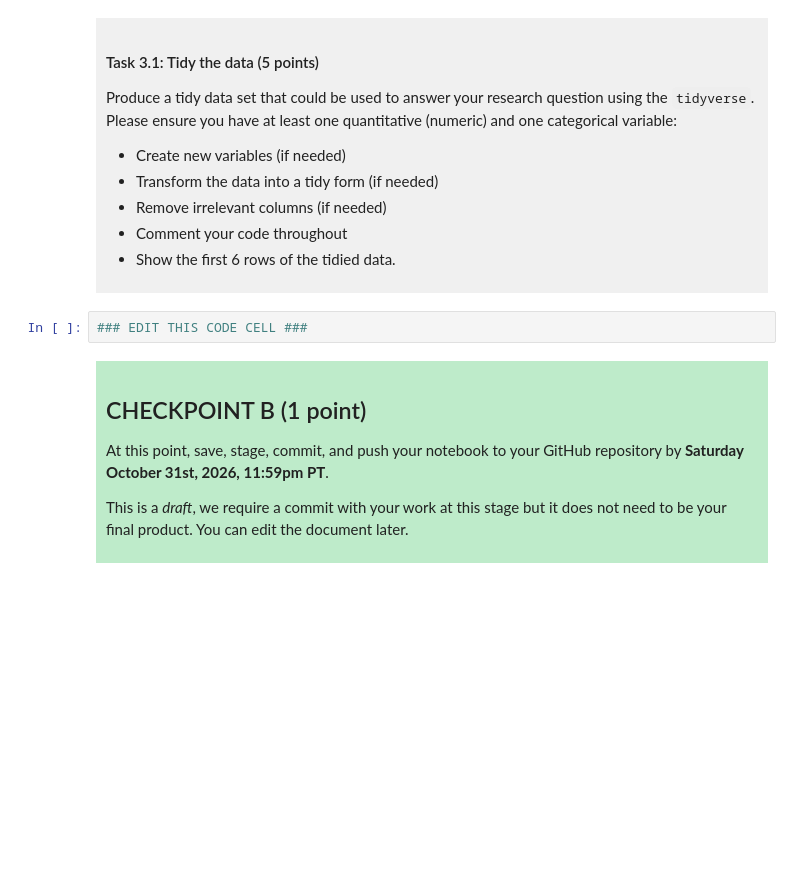
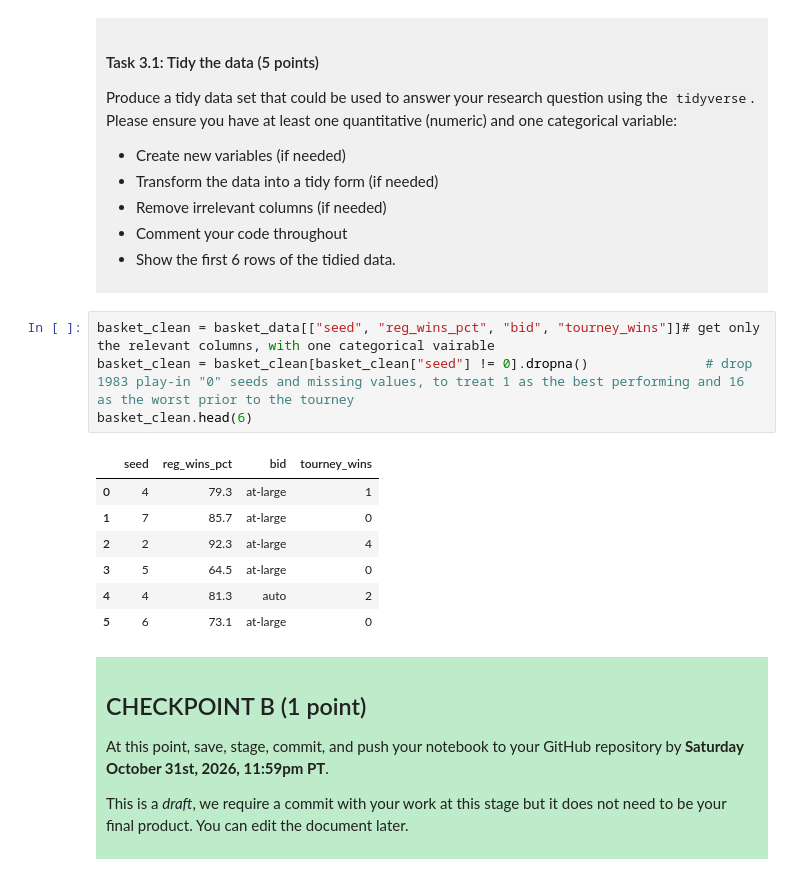
Before and after one commit to matteo1126/dsci100-project, a Jupyter notebook: dsci-100-project-notebook.ipynb, the cells around one changed output. Cells and saved outputs as stored; diff of their text form; blank space fills up the shorter version.

```diff
--- a/dsci-100-project-notebook.ipynb
+++ b/dsci-100-project-notebook.ipynb
@@ -188,7 +200,17 @@ Produce a tidy data set that could be used to answer your research question usin
 
 </div>
 # %%
-### EDIT THIS CODE CELL ###
+basket_clean = basket_data[["seed", "reg_wins_pct", "bid", "tourney_wins"]]# get only the relevant columns, with one categorical vairable
+basket_clean = basket_clean[basket_clean["seed"] != 0].dropna()               # drop 1983 play-in "0" seeds and missing values, to treat 1 as the best performing and 16 as the worst prior to the tourney
+basket_clean.head(6)
+# %% [output]
+|  | seed | reg_wins_pct | bid | tourney_wins |
+| 0 | 4 | 79.3 | at-large | 1 |
+| 1 | 7 | 85.7 | at-large | 0 |
+| 2 | 2 | 92.3 | at-large | 4 |
+| 3 | 5 | 64.5 | at-large | 0 |
+| 4 | 4 | 81.3 | auto | 2 |
+| 5 | 6 | 73.1 | at-large | 0 |
 # %% [markdown]
 <div style="background-color: #beebca; padding: 10px;">
 
```
Also changed, not shown: parts of 3 cells of this notebook.
